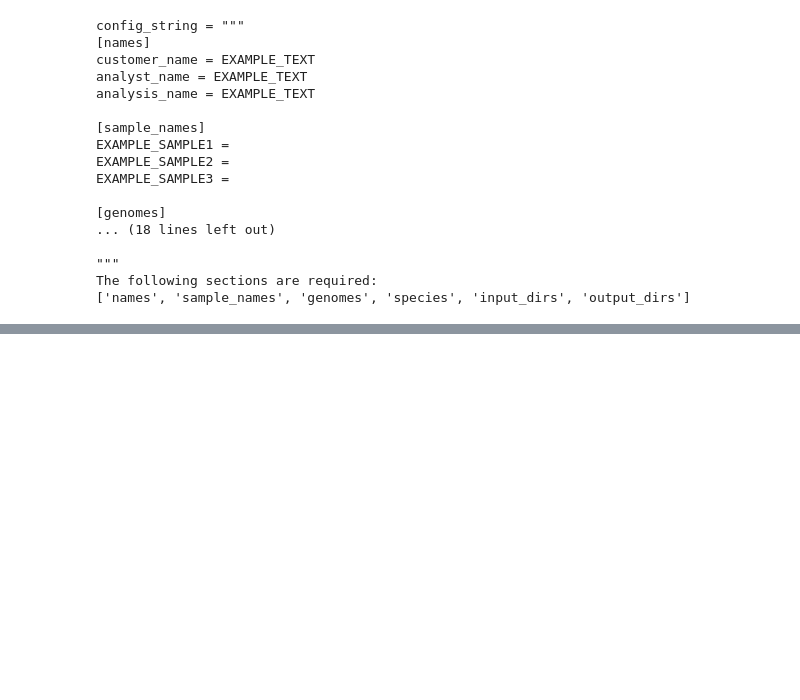
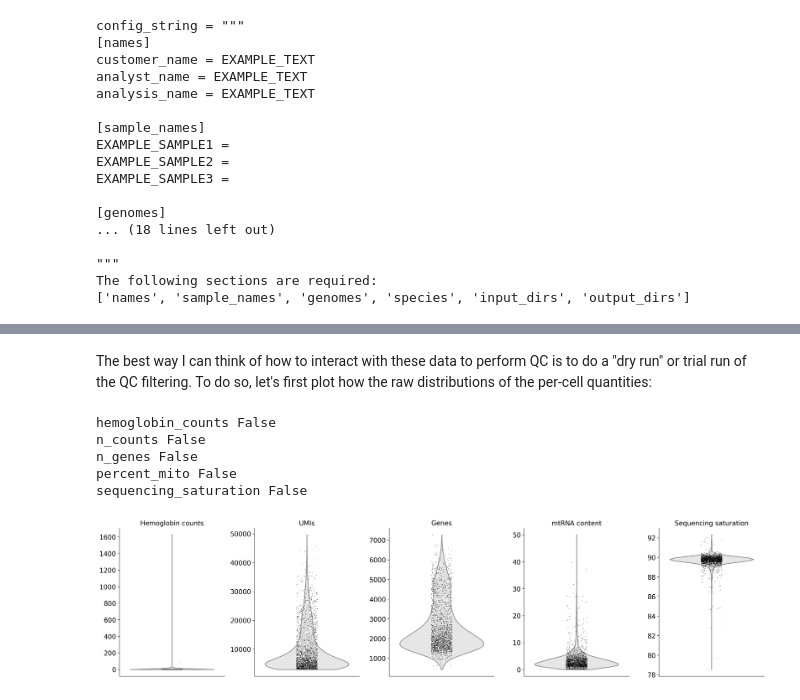
Before and after one commit to TheJacksonLaboratory/scanpy_recipes, a Jupyter notebook: examples/Analysis-Template.ipynb, the cells around one changed output, grey strips where cells are left out. Saved outputs shown, nothing was run; the diff lists cells and outputs as text; code cells hidden in the pictures; blank space fills up the shorter version.

```diff
--- a/examples/Analysis-Template.ipynb
+++ b/examples/Analysis-Template.ipynb
@@ -136,0 +162,53 @@ s
+# %% [markdown]
+The best way I can think of how to interact with these data to perform QC is to do a "dry run" or trial run of the QC filtering.  To do so, let's first plot how the raw distributions of the per-cell quantities:
+# %%
+def cut_violin(ax, threshold=0., cut_above=[True, False], colors=["0.9", "r"]):
+    def cut_verts(polycol, threshold, cut_above, color):
+        v = polycol.get_paths()[0].vertices
+        if cut_above:
+            ind = v[:,1] <= threshold
+        else:
+            ind = v[:,1] > threshold
+        polycol.set_verts([v[ind]])
+        polycol.set(facecolor=color)
+    cut_verts(ax.collections[0], threshold, cut_above=cut_above[0], color=colors[0])
+    cut_verts(ax.collections[2], threshold, cut_above=cut_above[1], color=colors[1])
+
+
+def qc_violins(adata):
+    keys = sorted(filter(lambda s: not s.startswith("qc"), adata.obs_keys()))
+    N = len(keys)
+
+    thresholds = adata.uns.get("qc_cell_filter", None)
+    use_thresholds = dict(zip(keys, [False]*N))
+    if thresholds:
+        use_thresholds = dict((key, thresholds.get("threshold_" + key, None)) for key in keys)
+
+    fig, axs = plt.subplots(1, N, figsize=(4*N, N), dpi=200)
+    for ax, key in zip(axs.flat, keys):
+        threshold = use_thresholds[key]
+        print(key, threshold)
+        if threshold:
+            ax = sc.pl.violin(adata, key, color="blue", show=False, ax=ax, cut=0)
+            ax = sc.pl.violin(adata, key, color="blue", show=False, ax=ax, cut=0, jitter=False)
+            cut_violin(ax, threshold=threshold,
+                       cut_above=[True, False] if key == "percent_mito" else [False, True])
+            ax.axhline(threshold, xmin=0.25, xmax=0.75, color="r")
+            #return ax
+        else:
+            sc.pl.violin(adata, key, show=False, ax=ax, cut=0, color="0.9")
+
+        ax.set_title(adata.uns["obs_titles"][key])
+        ax.set_xticks([])
+        ax.set_ylabel("")
+        sns.despine(fig, ax)
+    fig.tight_layout()
+# %%
+qc_violins(adata_raw)
+# %% [output]
+hemoglobin_counts False
+n_counts False
+n_genes False
+percent_mito False
+sequencing_saturation False
+[figure, added]
```
Also changed, not shown: parts of 57 cells of this notebook.
